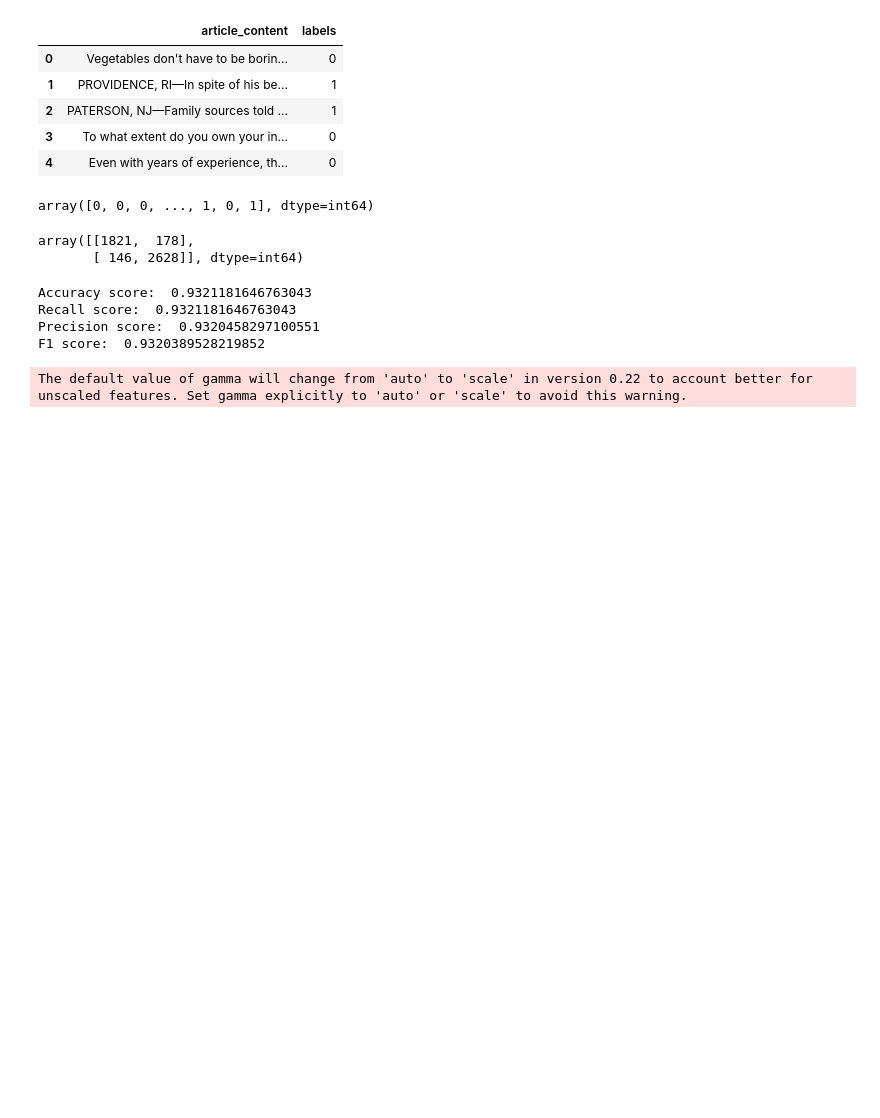
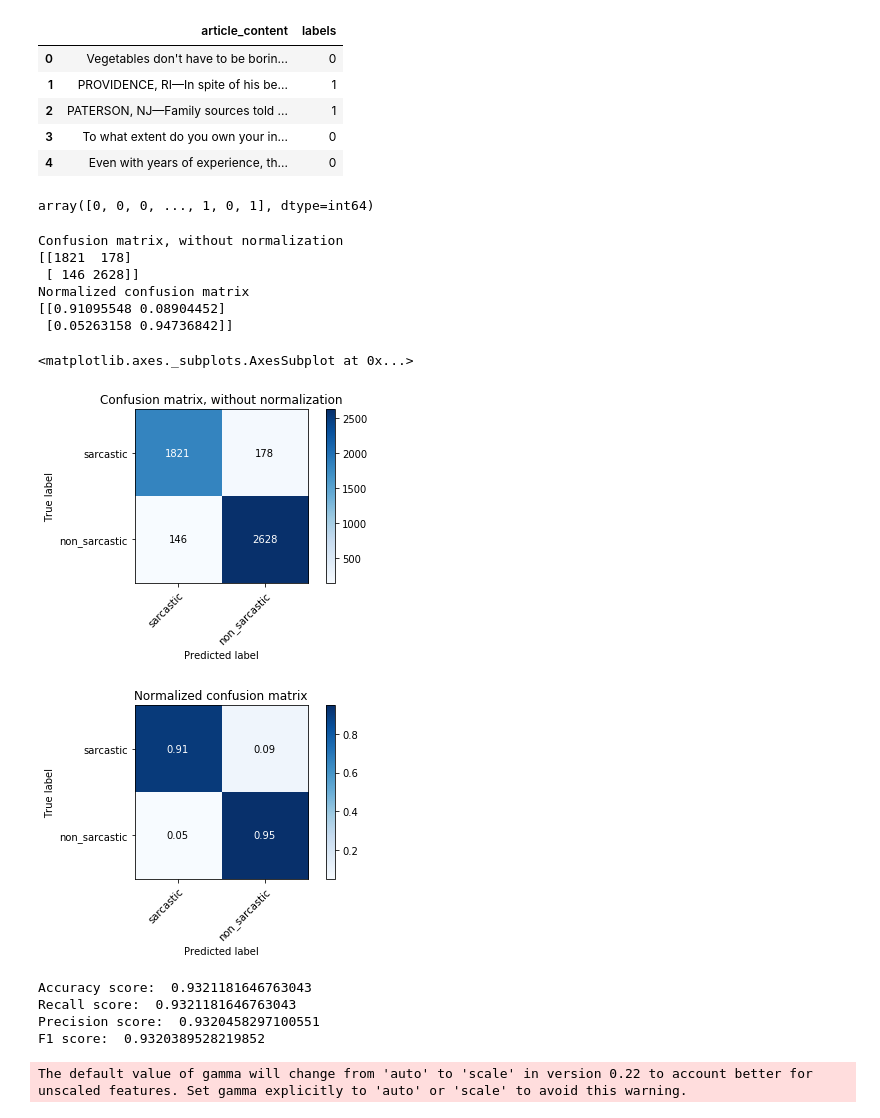
Before and after one commit to guillaumer1997/SENG474-Project, a Jupyter notebook: scott's_version.ipynb, the cells around one changed output. Cells and saved outputs as stored; diff of their text form; code cells hidden in the pictures; blank space fills up the shorter version.

```diff
--- a/scott's_version.ipynb
+++ b/scott's_version.ipynb
@@ -153,11 +284,19 @@ predictions = naive_bayes.predict(testing_data)
 predictions
 # %% [output]
 array([0, 0, 0, ..., 1, 0, 1], dtype=int64)
-# %%
-confusion_matrix(y_test, predictions)
-# %% [output]
-array([[1821,  178],
-       [ 146, 2628]], dtype=int64)
+# %%
+plot_confusion_matrix(y_test, predictions, ['sarcastic', 'non_sarcastic'], normalize=False)
+plot_confusion_matrix(y_test, predictions, ['sarcastic', 'non_sarcastic'], normalize=True)
+# %% [output]
+Confusion matrix, without normalization
+[[1821  178]
+ [ 146 2628]]
+Normalized confusion matrix
+[[0.91095548 0.08904452]
+ [0.05263158 0.94736842]]
+<matplotlib.axes._subplots.AxesSubplot at 0x...>
+[figure, added]
+[figure, added]
 # %%
 ## content accuracy ##
 
```
Also changed, not shown: parts of 15 cells of this notebook.
